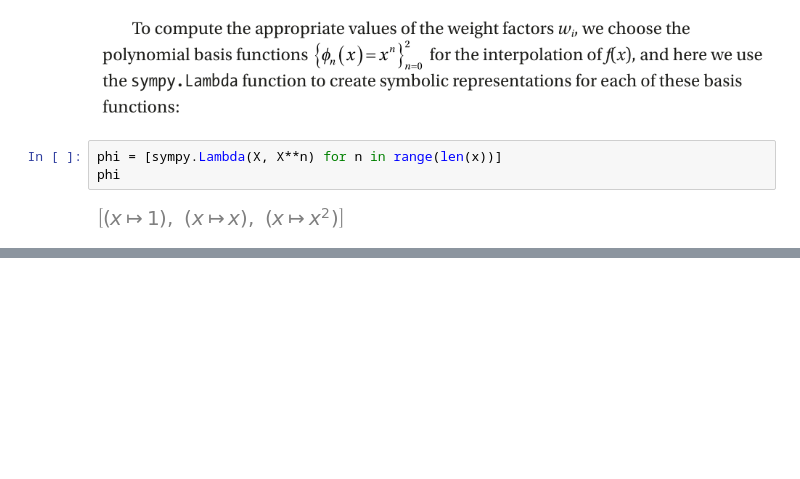
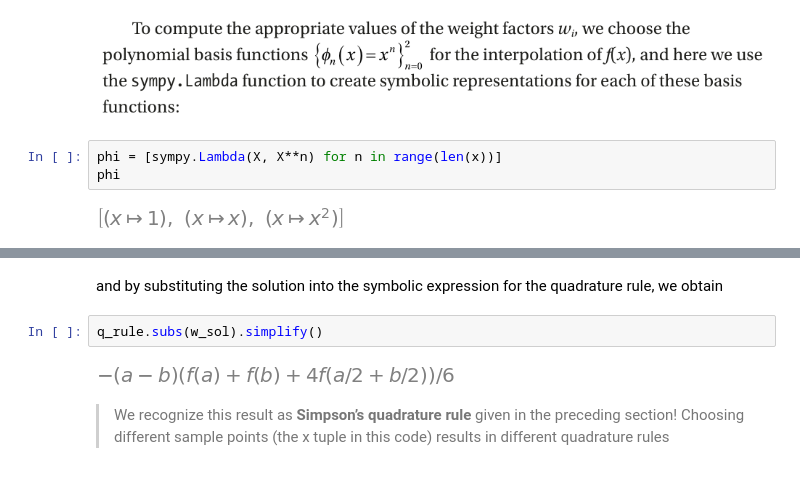
Before and after one commit to nickovchinnikov/NumericalPython, a Jupyter notebook: 7 Integration/1.NumericalIntegration.ipynb, the cells around one changed output, grey strips where cells are left out. Cells and saved outputs as stored; diff of their text form; blank space fills up the shorter version.

```diff
--- a/7 Integration/1.ImportingModules.ipynb
+++ b/7 Integration/1.NumericalIntegration.ipynb
@@ -54,0 +93,11 @@ phi
+# %% [markdown]
+and by substituting the solution into the symbolic expression for the quadrature rule, we
+obtain
+# %%
+q_rule.subs(w_sol).simplify()
+# %% [output]
+[figure, added]
+# %% [markdown]
+> We recognize this result as **Simpson’s quadrature rule** given in the preceding section!
+Choosing different sample points (the x tuple in this code) results in different quadrature
+rules
```
Also changed, not shown: parts of 10 cells of this notebook.
